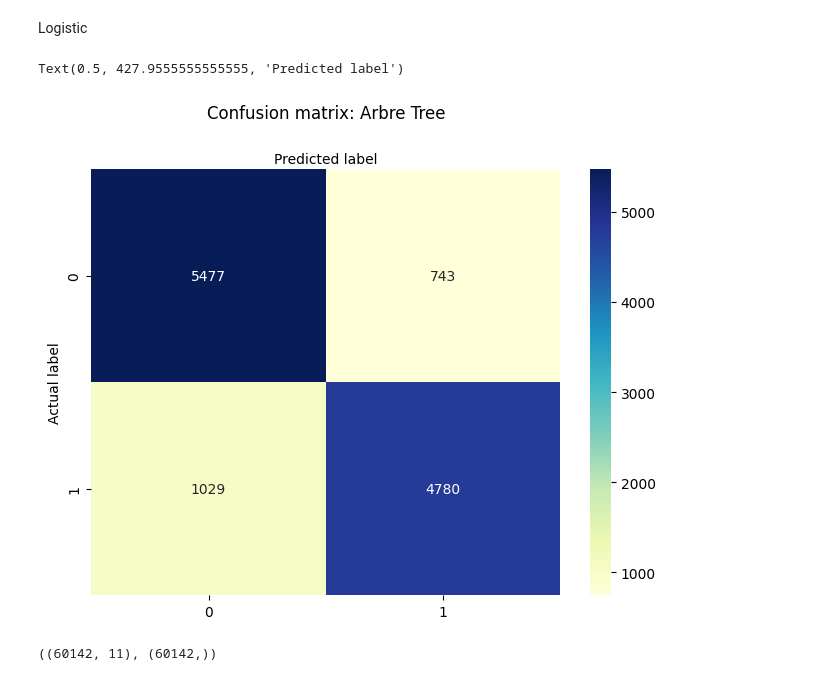
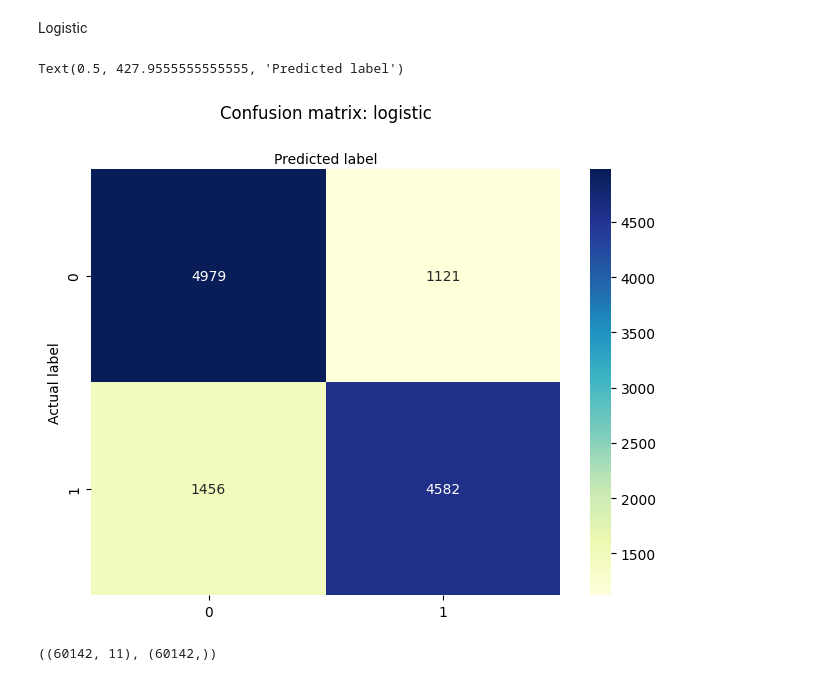
Before and after one commit to tallahmad047/Memoire, a Jupyter notebook: AVCMODELE.ipynb, the cells around one changed output. Cells and saved outputs as stored; diff of their text form; code cells hidden in the pictures.

```diff
--- a/AVCMODELE.ipynb
+++ b/AVCMODELE.ipynb
@@ -1390,6 +1391,6 @@ Meilleurs paramètres: {'C': 100, 'penalty': 'l2'}
 # %%
 
-logistic_best_estimator = tree_gridsearch.best_estimator_
+logistic_best_estimator = logistic_gridsearch.best_estimator_
 
 print(f"Best Parameters : {best_params}")
 print(f"Best Estimator  : {logistic_best_estimator}")
@@ -1554,22 +1550,22 @@ Logistic
 # %%
 cnf_matrix = metrics.confusion_matrix(y_test, logistic_pred_CV)
 cnf_matrix
 
 class_names=[0,1] # name  of classes
 fig, ax = plt.subplots()
 tick_marks = np.arange(len(class_names))
 plt.xticks(tick_marks, class_names)
 plt.yticks(tick_marks, class_names)
 # create heatmap
 sns.heatmap(pd.DataFrame(cnf_matrix), annot=True, cmap="YlGnBu" ,fmt='g')
 ax.xaxis.set_label_position("top")
 plt.tight_layout()
-plt.title('Confusion matrix: Arbre Tree', y=1.1)
+plt.title('Confusion matrix: logistic', y=1.1)
 plt.ylabel('Actual label')
 plt.xlabel('Predicted label')
 # %% [output]
 Text(0.5, 427.9555555555555, 'Predicted label')
-[figure, old version]
+[figure, new version]
 # %%
 X = df.copy()
 y = df['cardio']
```
Also changed, not shown: parts of 30 cells of this notebook, 13 other files.
